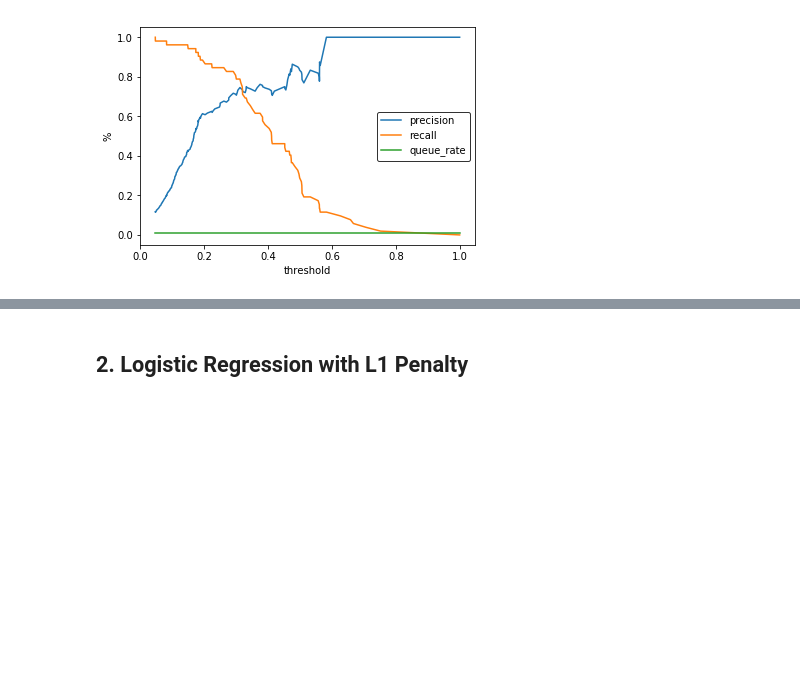
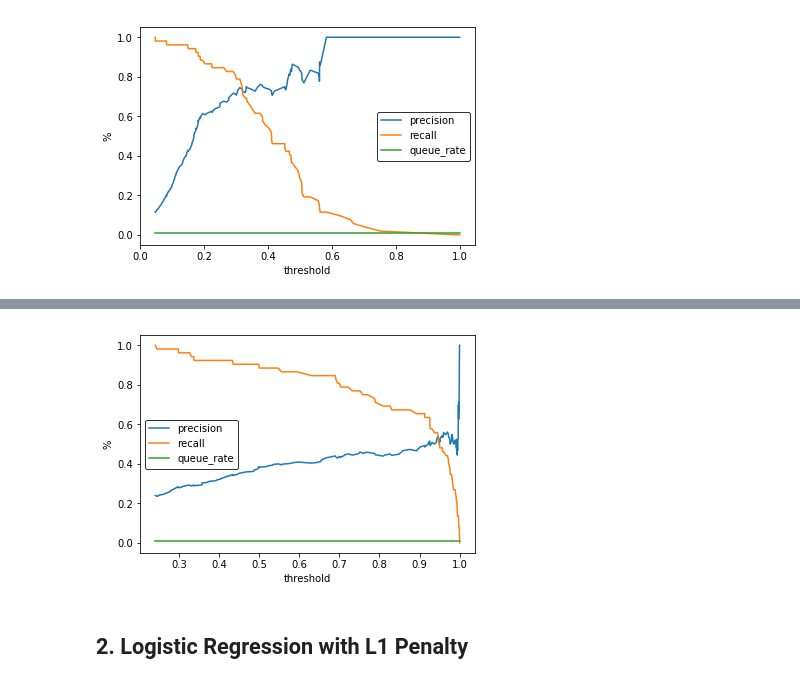
Before and after one commit to my2582/KPMGCapstone, a Jupyter notebook: module1/modelling_notebooks/V_12_Pranjal_Pipeline.ipynb, the cells around one changed output, grey strips where cells are left out. Saved outputs shown, nothing was run; the diff lists cells and outputs as text; code cells hidden in the pictures; blank space fills up the shorter version.

```diff
--- a/module1/modelling_notebooks/V_12_Pranjal_Pipeline.ipynb
+++ b/module1/modelling_notebooks/V_12_Pranjal_Pipeline.ipynb
@@ -968,3 +1408,7 @@ Accuracy score: 0.99
+# %%
+plot_pr_curve(y_test, y_pred_probs)
+# %% [output]
+[figure, added]
 # %% [markdown]
 ## 2. Logistic Regression with L1 Penalty
 # %%
```
Also changed, not shown: parts of 29 cells of this notebook.
